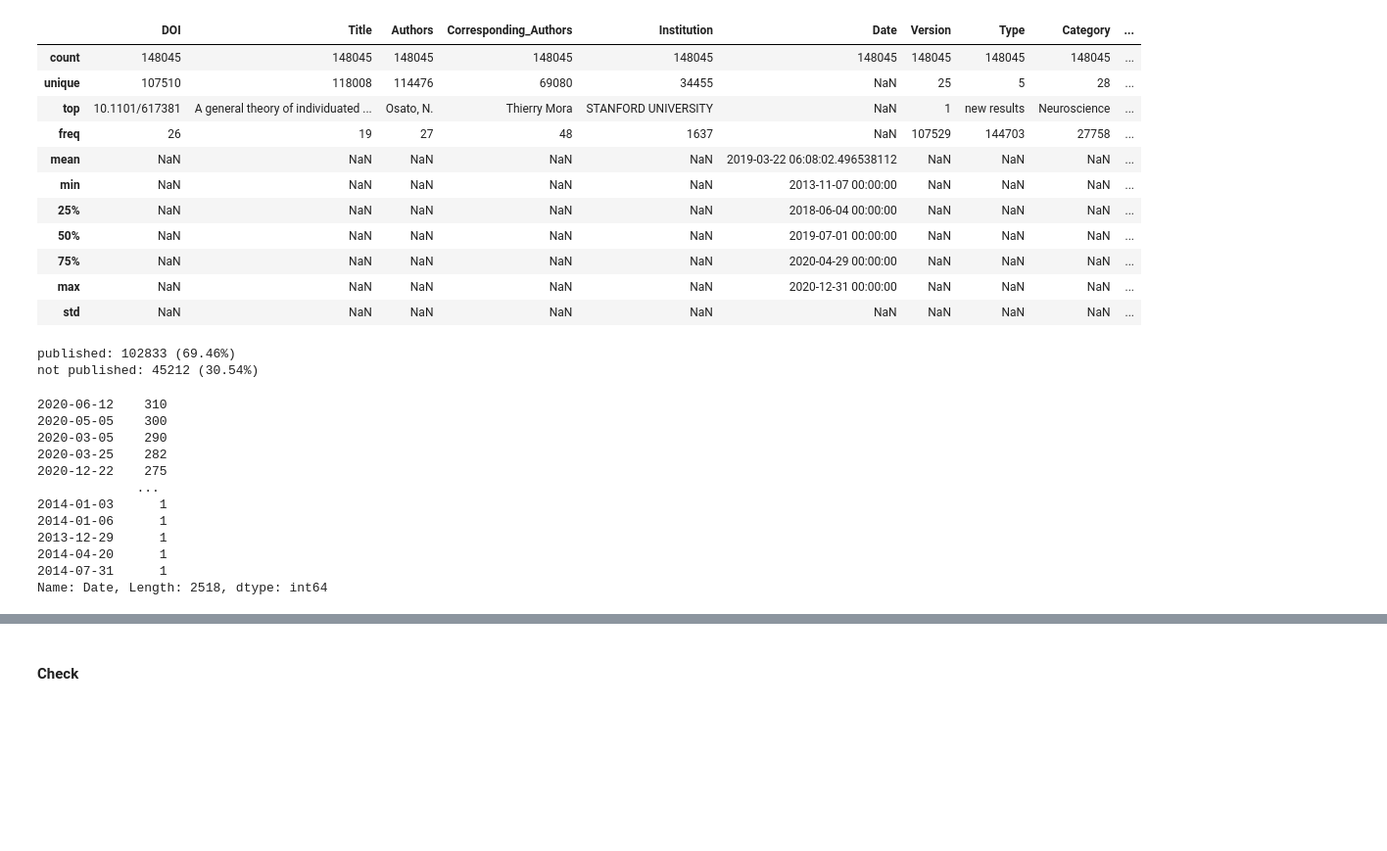
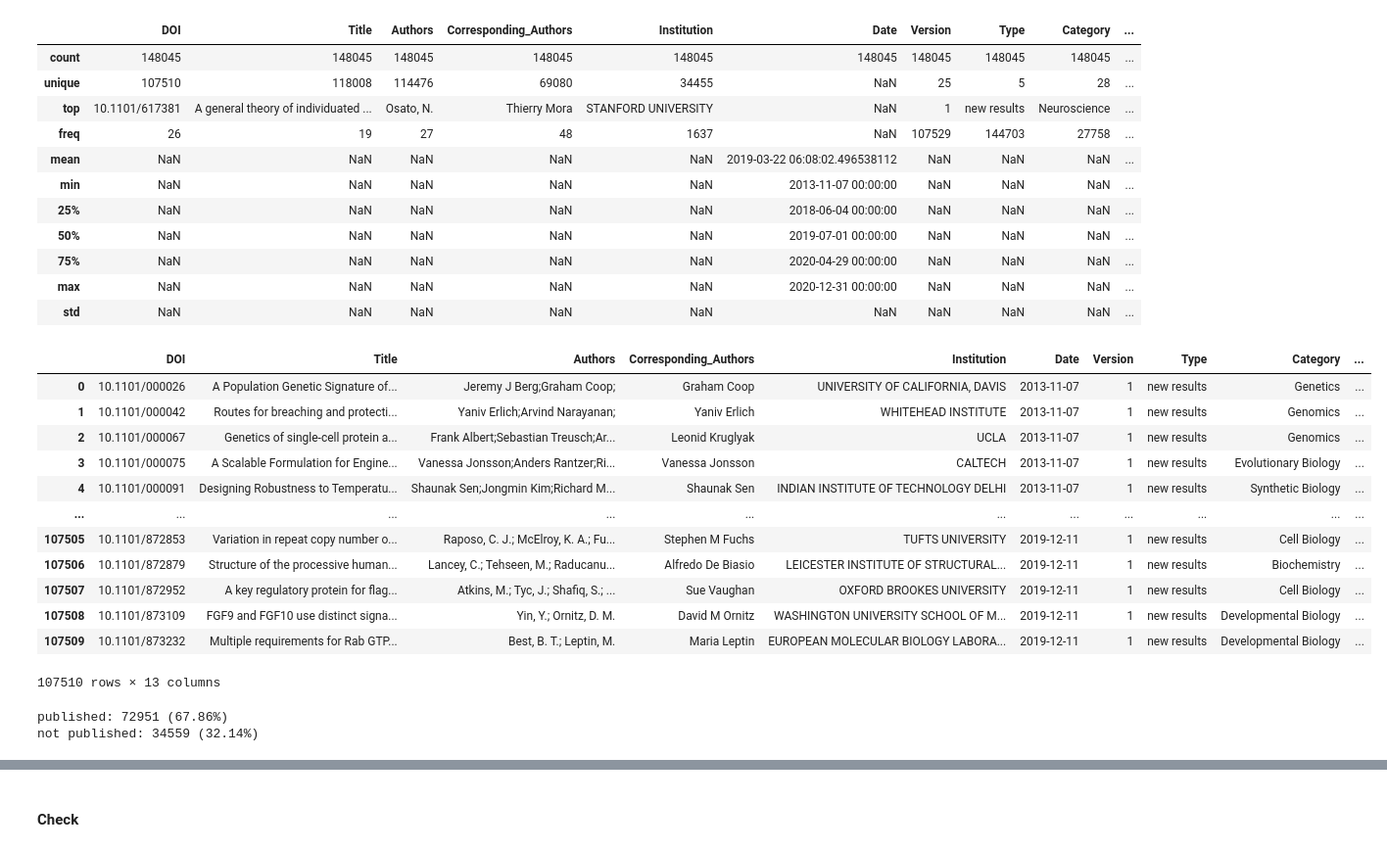
Before and after one commit to jlee2843/Peer-Review-2022, a Jupyter notebook: API-Biorxiv.ipynb, the cells around one changed output, grey strips where cells are left out. Shown at 98% size. Cells and saved outputs as stored; diff of their text form; code cells hidden in the pictures; blank space fills up the shorter version.

```diff
--- a/API-Biorvix.ipynb
+++ b/API-Biorxiv.ipynb
@@ -390,13 +407,28 @@ journal_df.describe(include='all', datetime_is_numeric=True)
 # %%
 # published vs unpublished
 def percentage (item1, item2) -> float:
     return round(item1 / (item1 + item2) * 100, 2)
 
 journal_df['NotPublished'] = journal_df['Published'] == 'NA'
-result = freq_count(journal_df,'NotPublished')
+tmp_df = journal_df.groupby('DOI', as_index=False).first()
+display(tmp_df)
+result = freq_count(tmp_df,'NotPublished')
 
 print(f'published: {result.iloc[0]} ({percentage(result.iloc[0],result.iloc[1])}%)')
 print(f'not published: {result.iloc[1]} ({percentage(result.iloc[1],result.iloc[0])}%)')
 # %% [output]
+|  | DOI | Title | Authors | Corresponding_Authors | Institution | Date | Version | Type | Category | ... |
+| 0 | 10.1101/000026 | A Population Genetic Signature of... | Jeremy J Berg;Graham Coop; | Graham Coop | UNIVERSITY OF CALIFORNIA, DAVIS | 2013-11-07 | 1 | new results | Genetics | ... |
+| 1 | 10.1101/000042 | Routes for breaching and protecti... | Yaniv Erlich;Arvind Narayanan; | Yaniv Erlich | WHITEHEAD INSTITUTE | 2013-11-07 | 1 | new results | Genomics | ... |
+| 2 | 10.1101/000067 | Genetics of single-cell protein a... | Frank Albert;Sebastian Treusch;Ar... | Leonid Kruglyak | UCLA | 2013-11-07 | 1 | new results | Genomics | ... |
+| 3 | 10.1101/000075 | A Scalable Formulation for Engine... | Vanessa Jonsson;Anders Rantzer;Ri... | Vanessa Jonsson | CALTECH | 2013-11-07 | 1 | new results | Evolutionary Biology | ... |
+| 4 | 10.1101/000091 | Designing Robustness to Temperatu... | Shaunak Sen;Jongmin Kim;Richard M... | Shaunak Sen | INDIAN INSTITUTE OF TECHNOLOGY DELHI | 2013-11-07 | 1 | new results | Synthetic Biology | ... |
+| ... | ... | ... | ... | ... | ... | ... | ... | ... | ... | ... |
+| 107505 | 10.1101/872853 | Variation in repeat copy number o... | Raposo, C. J.; McElroy, K. A.; Fu... | Stephen M Fuchs | TUFTS UNIVERSITY | 2019-12-11 | 1 | new results | Cell Biology | ... |
+| 107506 | 10.1101/872879 | Structure of the processive human... | Lancey, C.; Tehseen, M.; Raducanu... | Alfredo De Biasio | LEICESTER INSTITUTE OF STRUCTURAL... | 2019-12-11 | 1 | new results | Biochemistry | ... |
+| 107507 | 10.1101/872952 | A key regulatory protein for flag... | Atkins, M.; Tyc, J.; Shafiq, S.; ... | Sue Vaughan | OXFORD BROOKES UNIVERSITY | 2019-12-11 | 1 | new results | Cell Biology | ... |
+| 107508 | 10.1101/873109 | FGF9 and FGF10 use distinct signa... | Yin, Y.; Ornitz, D. M. | David M Ornitz | WASHINGTON UNIVERSITY SCHOOL OF M... | 2019-12-11 | 1 | new results | Developmental Biology | ... |
+| 107509 | 10.1101/873232 | Multiple requirements for Rab GTP... | Best, B. T.; Leptin, M. | Maria Leptin | EUROPEAN MOLECULAR BIOLOGY LABORA... | 2019-12-11 | 1 | new results | Developmental Biology | ... |
-published: 102833 (69.46%)
-not published: 45212 (30.54%)
+107510 rows × 13 columns
+published: 72951 (67.86%)
+not published: 34559 (32.14%)
@@ -409,22 +435,6 @@ freq_count(journal_df, 'Corresponding_Authors')
 # %%
 #freq count of Instituion
 freq_count(journal_df, 'Institution')
-# %%
-#freq count of Date
-freq_count(journal_df, 'Date')
-# %% [output]
-2020-06-12    310
-2020-05-05    300
-2020-03-05    290
-2020-03-25    282
-2020-12-22    275
-             ...
-2014-01-03      1
-2014-01-06      1
-2013-12-29      1
-2014-04-20      1
-2014-07-31      1
-Name: Date, Length: 2518, dtype: int64
 # %%
 #freq count of number of version
 freq_count(journal_df, 'Version')
```
Also changed, not shown: parts of 12 cells of this notebook.
